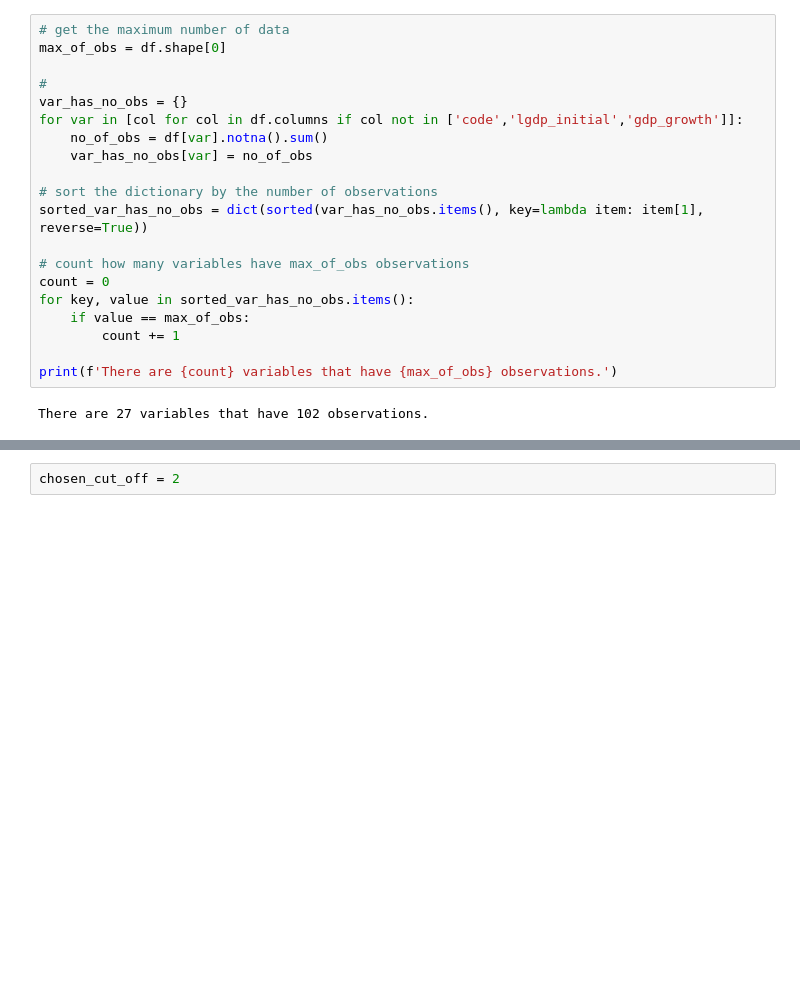
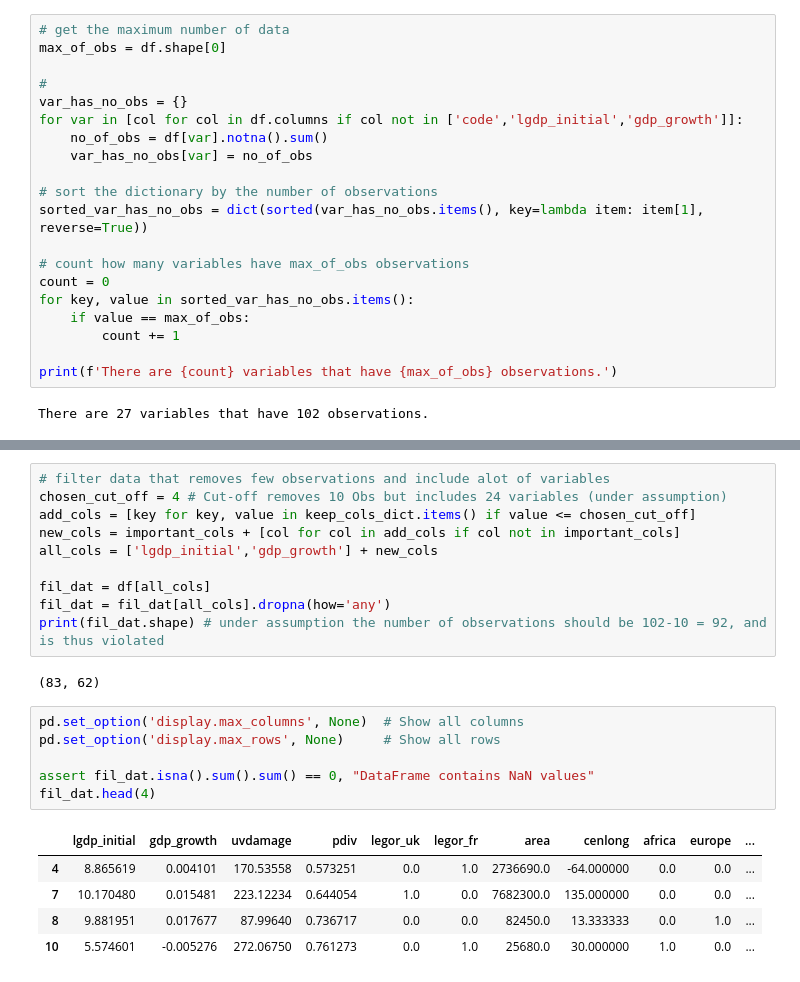
Before and after one commit to gqh814/AME_projects, a Jupyter notebook: project2/getting_started.ipynb, the cells around one changed output, grey strips where cells are left out. Saved outputs shown, nothing was run; the diff lists cells and outputs as text; blank space fills up the shorter version.

Commit message:
filter dataframa

```diff
--- a/project2/getting_started.ipynb
+++ b/project2/getting_started.ipynb
@@ -223,2 +247,24 @@ By setting the cut-off to 45, we would remove 80 countries and we include 4 vari
-# %%
-chosen_cut_off = 2
+# %%
+# filter data that removes few observations and include alot of variables
+chosen_cut_off = 4 # Cut-off removes 10 Obs but includes 24 variables (under assumption)
+add_cols = [key for key, value in keep_cols_dict.items() if value <= chosen_cut_off]
+new_cols = important_cols + [col for col in add_cols if col not in important_cols]
+all_cols = ['lgdp_initial','gdp_growth'] + new_cols
+
+fil_dat = df[all_cols]
+fil_dat = fil_dat[all_cols].dropna(how='any')
+print(fil_dat.shape) # under assumption the number of observations should be 102-10 = 92, and is thus violated
+# %% [output]
+(83, 62)
+# %%
+pd.set_option('display.max_columns', None)  # Show all columns
+pd.set_option('display.max_rows', None)     # Show all rows
+
+assert fil_dat.isna().sum().sum() == 0, "DataFrame contains NaN values"
+fil_dat.head(4)
+# %% [output]
+|  | lgdp_initial | gdp_growth | uvdamage | pdiv | legor_uk | legor_fr | area | cenlong | africa | europe | ... |
+| 4 | 8.865619 | 0.004101 | 170.53558 | 0.573251 | 0.0 | 1.0 | 2736690.0 | -64.000000 | 0.0 | 0.0 | ... |
+| 7 | 10.170480 | 0.015481 | 223.12234 | 0.644054 | 1.0 | 0.0 | 7682300.0 | 135.000000 | 0.0 | 0.0 | ... |
+| 8 | 9.881951 | 0.017677 | 87.99640 | 0.736717 | 0.0 | 0.0 | 82450.0 | 13.333333 | 0.0 | 1.0 | ... |
+| 10 | 5.574601 | -0.005276 | 272.06750 | 0.761273 | 0.0 | 1.0 | 25680.0 | 30.000000 | 1.0 | 0.0 | ... |
```
Also changed, not shown: parts of 3 cells of this notebook.
